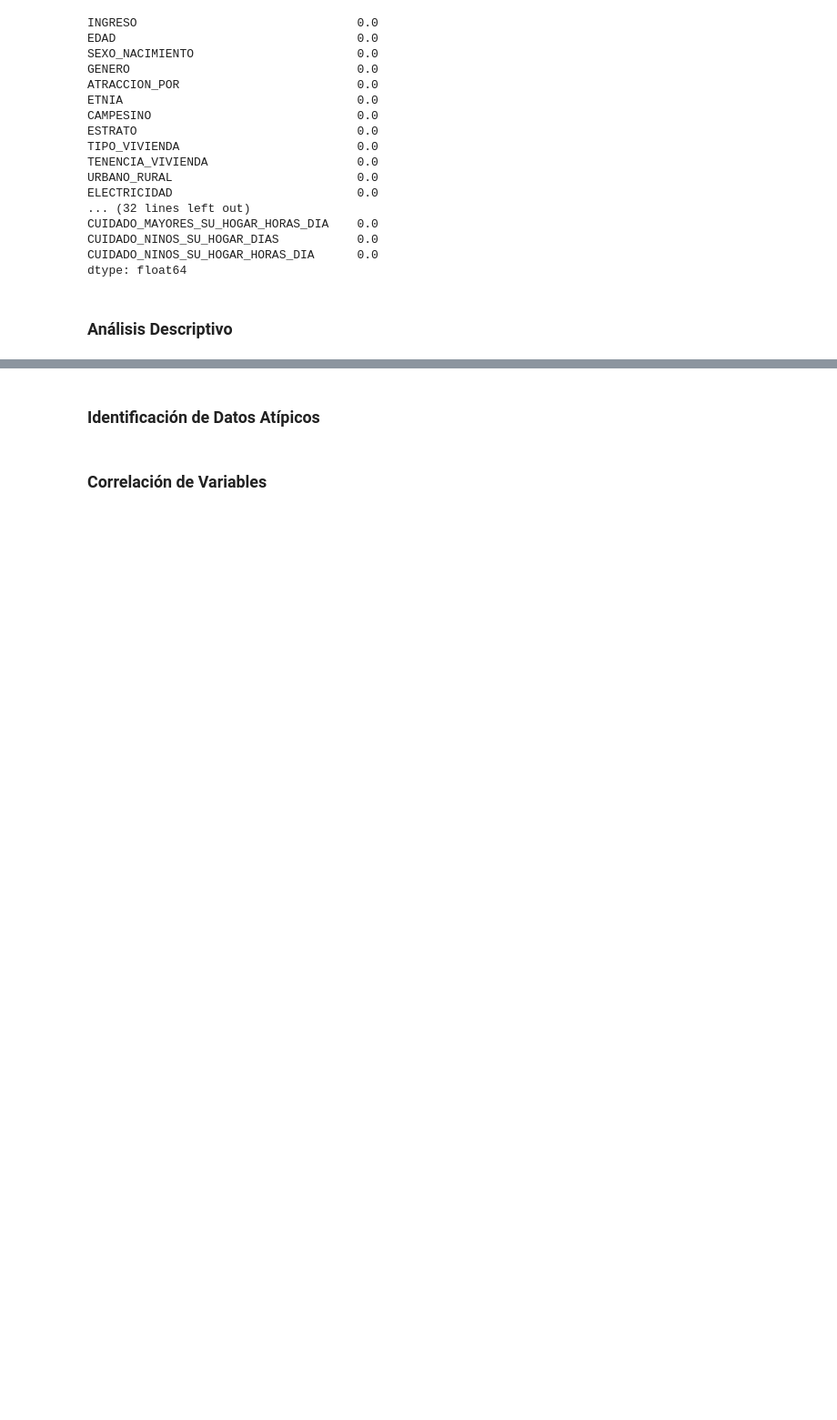
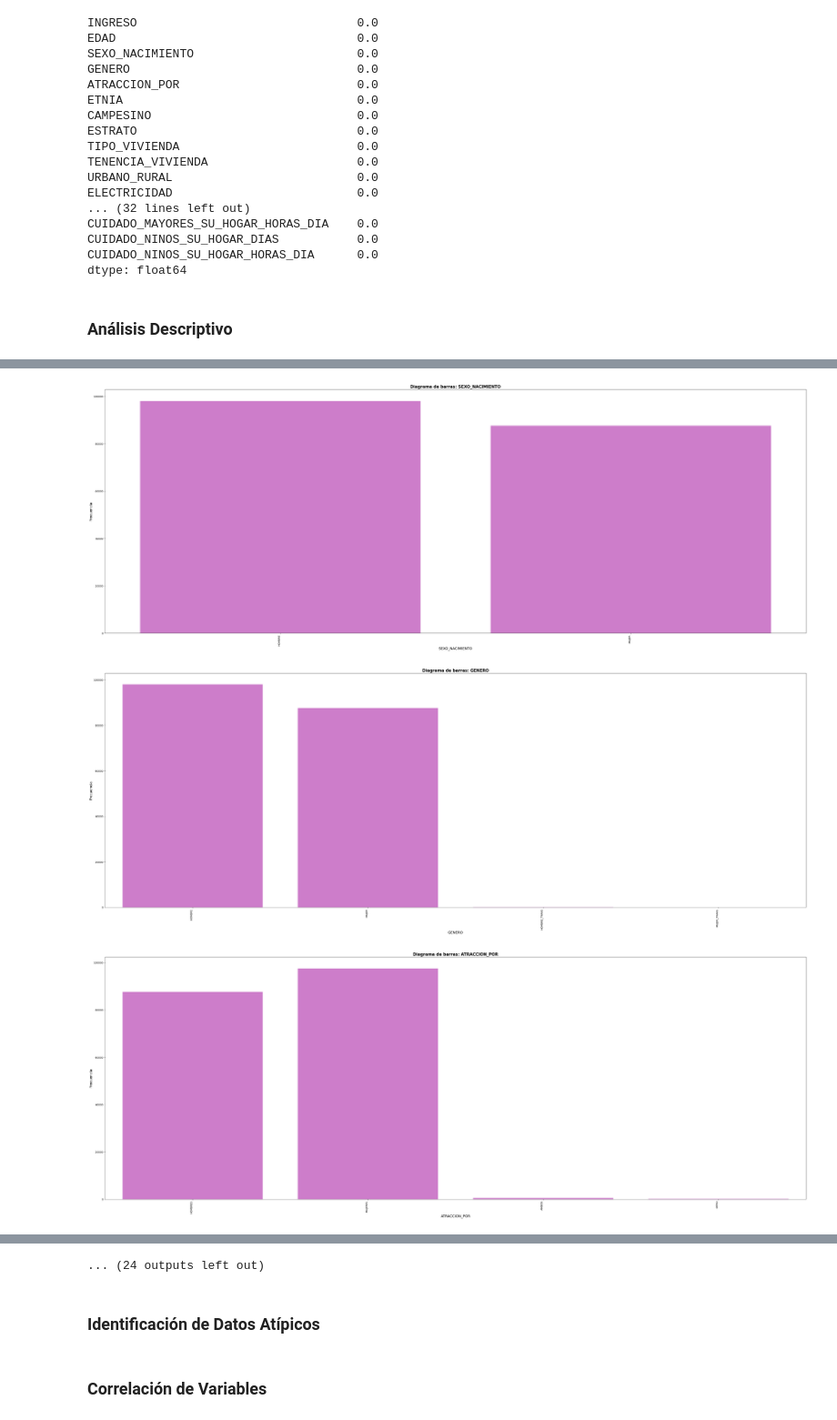
Before and after one commit to MariSalas23/ANALITICA_FINAL, a Jupyter notebook: ANALITICA_FINAL copy 2.ipynb, the cells around one changed output, grey strips where cells are left out. Shown at 91% size. Drawn from its saved outputs; the diff is of its cells as text; code cells hidden in the pictures; blank space fills up the shorter version.

```diff
--- a/ANALITICA_FINAL copy 2.ipynb
+++ b/ANALITICA_FINAL copy 2.ipynb
@@ -654,0 +720,22 @@ df_ingreso['TERMINO_CONTRATO'] = df_ingreso['TERMINO_CONTRATO'].map({1: "INDEFIN
+# %%
+# Seleccionar columnas categóricas
+category_columns = df_ingreso.select_dtypes(include=["category"]).columns
+
+# Crear un diagrama de barras para cada columna categórica
+for column in category_columns:
+    plt.figure(figsize=(40,15))
+    # Obtener frecuencias para el orden de las barras
+    frequencies = df_ingreso[column].value_counts()
+
+    # Crear el gráfico de barras
+    sns.countplot(data=df_ingreso, x=column, color="orchid")
+    plt.title(f'Diagrama de barras: {column}', fontsize=16, fontweight="bold")
+    plt.xticks(rotation=90, ha='right', fontsize=10)
+    plt.ylabel('Frecuencia', fontsize=14)
+    plt.xlabel(f"{column}", fontsize=14)
+    plt.tight_layout()
+    plt.show()
+# %% [output]
+[figure, added]
+[figure, added]
+[figure, added]
@@ -655,3 +751,4 @@ df_ingreso['TERMINO_CONTRATO'] = df_ingreso['TERMINO_CONTRATO'].map({1: "INDEFIN
+... (24 outputs left out)
 # %% [markdown]
 ### **Identificación de Datos Atípicos**
 # %% [markdown]
```
Also changed, not shown: parts of 24 cells of this notebook.
